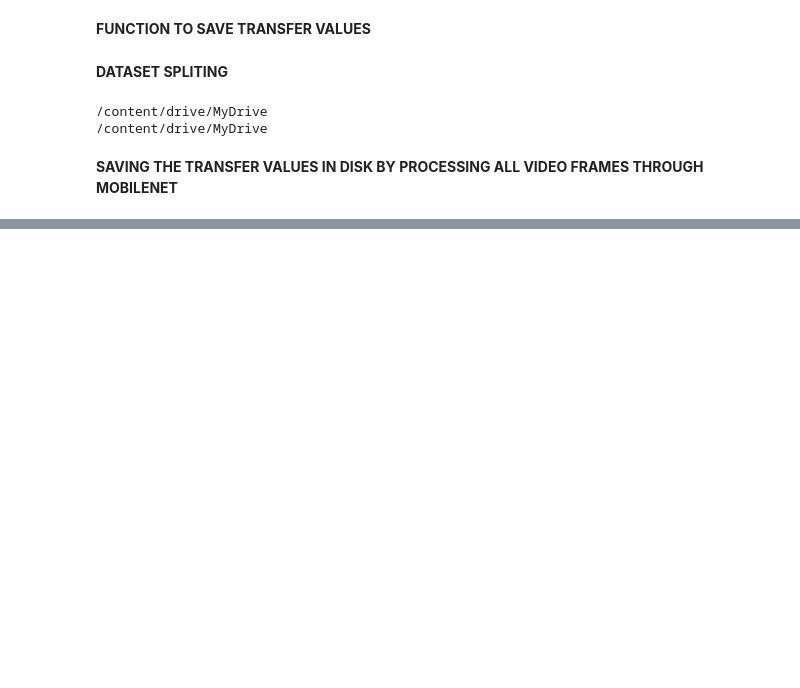
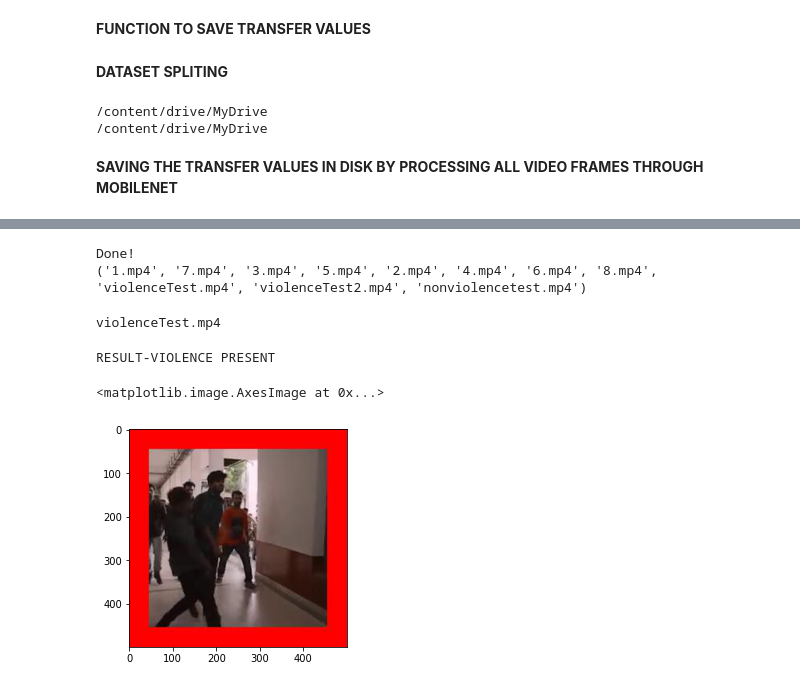
Before and after one commit to Refeena/ViolenceDetection, a Jupyter notebook: ViolenceDetection.ipynb, the cells around one changed output, grey strips where cells are left out. Saved outputs shown, nothing was run; the diff lists cells and outputs as text; code cells hidden in the pictures; blank space fills up the shorter version.

```diff
--- a/ViolenceDetection.ipynb
+++ b/ViolenceDetection.ipynb
@@ -471,0 +687,14 @@ make_files(training_set)
+# %%
+# Storing in names1
+names1 = video_names(in_dir_1)
+print ("Done!")
+
+print(names1)
+# %% [output]
+Done!
+('1.mp4', '7.mp4', '3.mp4', '5.mp4', '2.mp4', '4.mp4', '6.mp4', '8.mp4', 'violenceTest.mp4', 'violenceTest2.mp4', 'nonviolencetest.mp4')
+# %%
+video_no=names1[8]
+print(video_no)
+# %% [output]
+violenceTest.mp4
@@ -471,0 +706,36 @@ make_files(training_set)
+# %%
+from PIL import Image, ImageOps
+from numpy import asarray
+
+def add_border(input_image, output_image, border, color=0):
+    img = Image.open(input_image)
+    if isinstance(border, int) or isinstance(border, tuple):
+        bimg = ImageOps.expand(img, border=border, fill=color)
+    else:
+        raise RuntimeError('Border is not an integer or tuple!')
+    bimg.save(output_image)
+# %%
+gr_im= Image.fromarray(img_input).save('violence_1.jpg')
+in_img = 'violence_1.jpg'
+# %%
+video = get_transfer_values(in_dir_1, video_no)
+video = video.reshape((1, video.shape[0], video.shape[1]))
+label = np.argmax(model.predict(video))
+
+if(label==1):
+  print('RESULT-VIOLENCE NOT PRESENT')
+  color_br='green'
+else:
+  print('RESULT-VIOLENCE PRESENT')
+  color_br='red'
+
+add_border(in_img ,output_image='violence_final.jpg',border=25,color=color_br)
+# load the image
+image = np.array(Image.open('violence_final.jpg').resize((500,500)))
+# convert image to numpy array
+data = asarray(image)
+plt.imshow(data)
+# %% [output]
+RESULT-VIOLENCE PRESENT
+<matplotlib.image.AxesImage at 0x...>
+[figure, added]
```
Also changed, not shown: parts of 31 cells of this notebook.
